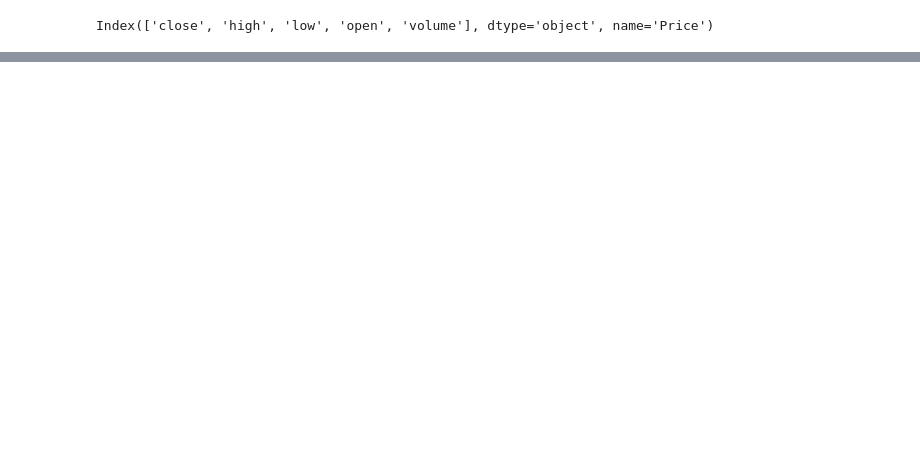
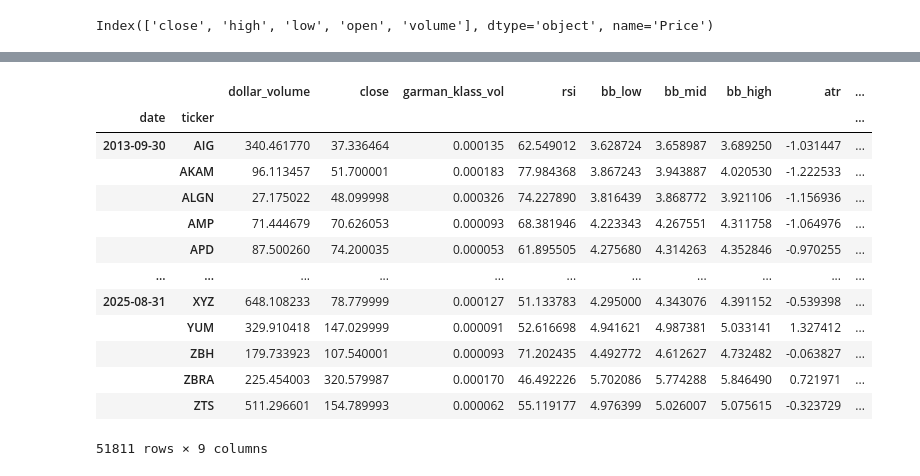
Before and after one commit to AmanSah17/Quantconnect_chatbot, a Jupyter notebook: 00_raw_data_visualaization.ipynb, the cells around one changed output, grey strips where cells are left out. Cells and saved outputs as stored; diff of their text form; code cells hidden in the pictures; blank space fills up the shorter version.

```diff
--- a/00_raw_data_visualaization.ipynb
+++ b/00_raw_data_visualaization.ipynb
@@ -123,0 +271,6 @@ df.head(20)
+# %%
+last_cols = [
+    c
+    for c in df.columns.unique(0)
+    if c not in ["dollar_volume", "volume", "open", "high", "low", "colse"]
+]
@@ -123,0 +333,31 @@ df.head(20)
+# %%
+data = (
+    pd.concat(
+        [
+            df.unstack("ticker")["dollar_volume"]
+            .resample("M")
+            .mean()
+            .stack("ticker")
+            .to_frame("dollar_volume"),
+            df.unstack()[last_cols].resample("M").last().stack("ticker"),
+        ],
+        axis=1,
+    )
+).dropna()
+
+data
+# %% [output]
+|  |  | dollar_volume | close | garman_klass_vol | rsi | bb_low | bb_mid | bb_high | atr | ... |
+| date | ticker |  |  |  |  |  |  |  |  | ... |
+| 2013-09-30 | AIG | 340.461770 | 37.336464 | 0.000135 | 62.549012 | 3.628724 | 3.658987 | 3.689250 | -1.031447 | ... |
+|  | AKAM | 96.113457 | 51.700001 | 0.000183 | 77.984368 | 3.867243 | 3.943887 | 4.020530 | -1.222533 | ... |
+|  | ALGN | 27.175022 | 48.099998 | 0.000326 | 74.227890 | 3.816439 | 3.868772 | 3.921106 | -1.156936 | ... |
+|  | AMP | 71.444679 | 70.626053 | 0.000093 | 68.381946 | 4.223343 | 4.267551 | 4.311758 | -1.064976 | ... |
+|  | APD | 87.500260 | 74.200035 | 0.000053 | 61.895505 | 4.275680 | 4.314263 | 4.352846 | -0.970255 | ... |
+| ... | ... | ... | ... | ... | ... | ... | ... | ... | ... | ... |
+| 2025-08-31 | XYZ | 648.108233 | 78.779999 | 0.000127 | 51.133783 | 4.295000 | 4.343076 | 4.391152 | -0.539398 | ... |
+|  | YUM | 329.910418 | 147.029999 | 0.000091 | 52.616698 | 4.941621 | 4.987381 | 5.033141 | 1.327412 | ... |
+|  | ZBH | 179.733923 | 107.540001 | 0.000093 | 71.202435 | 4.492772 | 4.612627 | 4.732482 | -0.063827 | ... |
+|  | ZBRA | 225.454003 | 320.579987 | 0.000170 | 46.492226 | 5.702086 | 5.774288 | 5.846490 | 0.721971 | ... |
+|  | ZTS | 511.296601 | 154.789993 | 0.000062 | 55.119177 | 4.976399 | 5.026007 | 5.075615 | -0.323729 | ... |
+51811 rows × 9 columns
```
Also changed, not shown: parts of 27 cells of this notebook.
